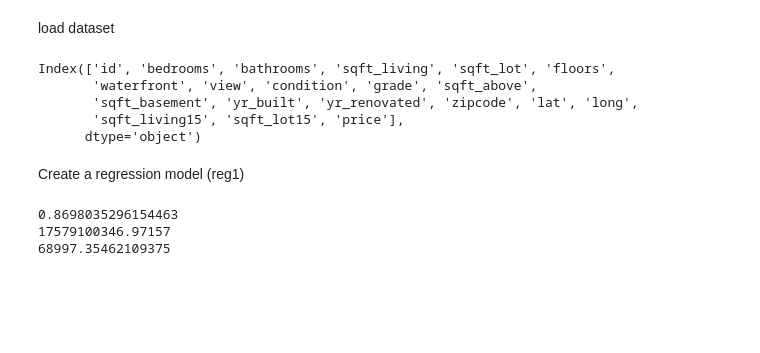
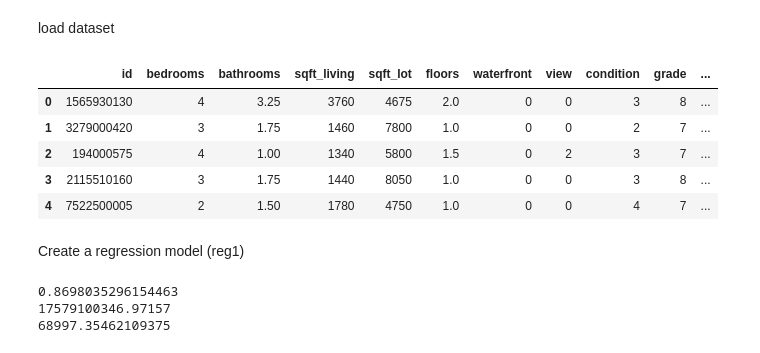
Before and after one commit to Spencer-Damiano/udf_devo, a Jupyter notebook: scikit-learn_model.ipynb, the cells around one changed output. Cells and saved outputs as stored; diff of their text form; code cells hidden in the pictures; blank space fills up the shorter version.

```diff
--- a/scikit-learn_model.ipynb
+++ b/scikit-learn_model.ipynb
@@ -88,14 +88,17 @@ load dataset
 df = pd.read_csv('https://raw.githubusercontent.com/byui-cse/cse450-course/master/data/housing.csv')
 df.drop('date', axis=1, inplace=True) # remove this column, it messes with the model we are using
 df = df.query('bedrooms <= 12') #there is a house that has an absurd number of rooms so we need to remove it as an outlier
-# %%
-df.columns
-# %% [output]
-Index(['id', 'bedrooms', 'bathrooms', 'sqft_living', 'sqft_lot', 'floors',
-       'waterfront', 'view', 'condition', 'grade', 'sqft_above',
-       'sqft_basement', 'yr_built', 'yr_renovated', 'zipcode', 'lat', 'long',
-       'sqft_living15', 'sqft_lot15', 'price'],
-      dtype='object')
+# %%
+df.columns
+
+display(df.head(5)) # show the first 5 rows of the data
+# %% [output]
+|  | id | bedrooms | bathrooms | sqft_living | sqft_lot | floors | waterfront | view | condition | grade | ... |
+| 0 | 1565930130 | 4 | 3.25 | 3760 | 4675 | 2.0 | 0 | 0 | 3 | 8 | ... |
+| 1 | 3279000420 | 3 | 1.75 | 1460 | 7800 | 1.0 | 0 | 0 | 2 | 7 | ... |
+| 2 | 194000575 | 4 | 1.00 | 1340 | 5800 | 1.5 | 0 | 2 | 3 | 7 | ... |
+| 3 | 2115510160 | 3 | 1.75 | 1440 | 8050 | 1.0 | 0 | 0 | 3 | 8 | ... |
+| 4 | 7522500005 | 2 | 1.50 | 1780 | 4750 | 1.0 | 0 | 0 | 4 | 7 | ... |
 # %% [markdown]
 Create a regression model (reg1)
 # %%
```
Also changed, not shown: parts of 6 cells of this notebook, 6 other files.
